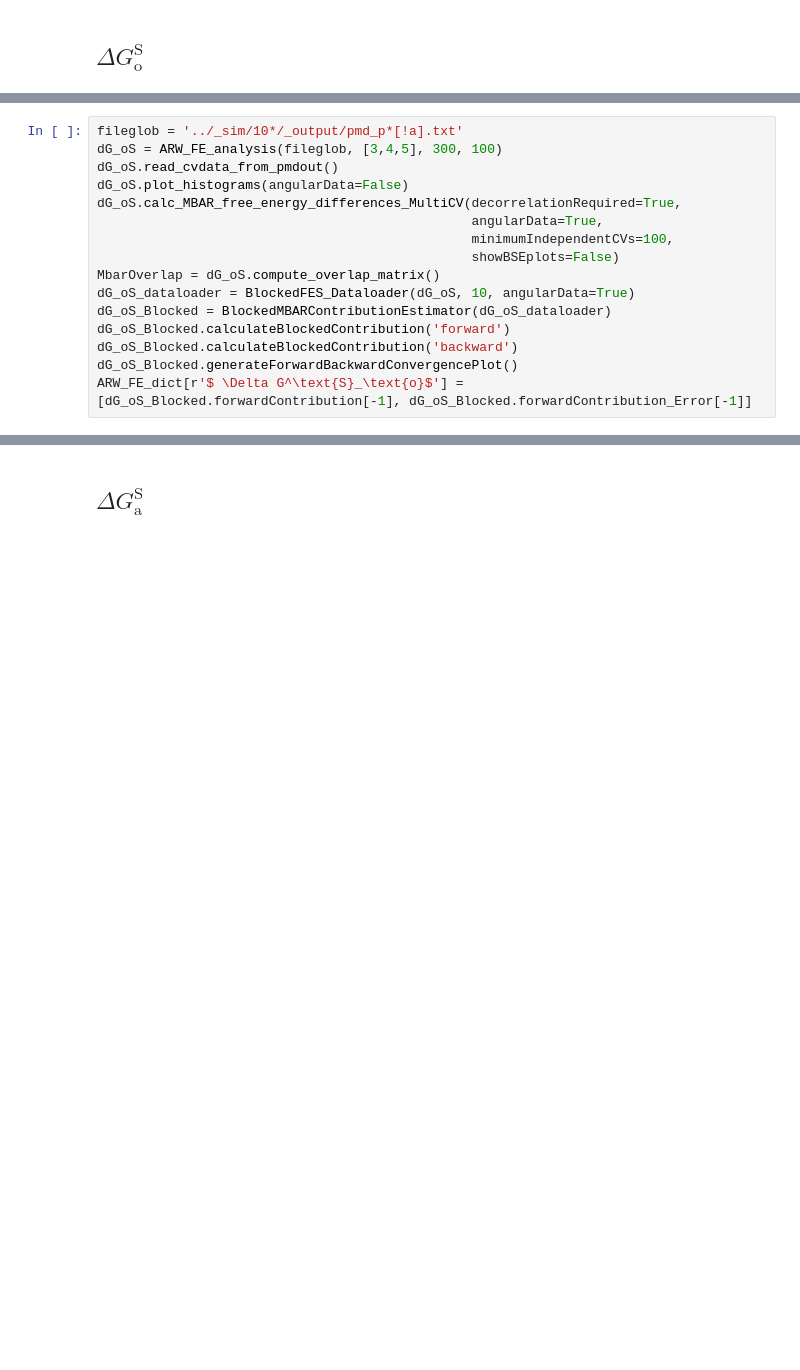
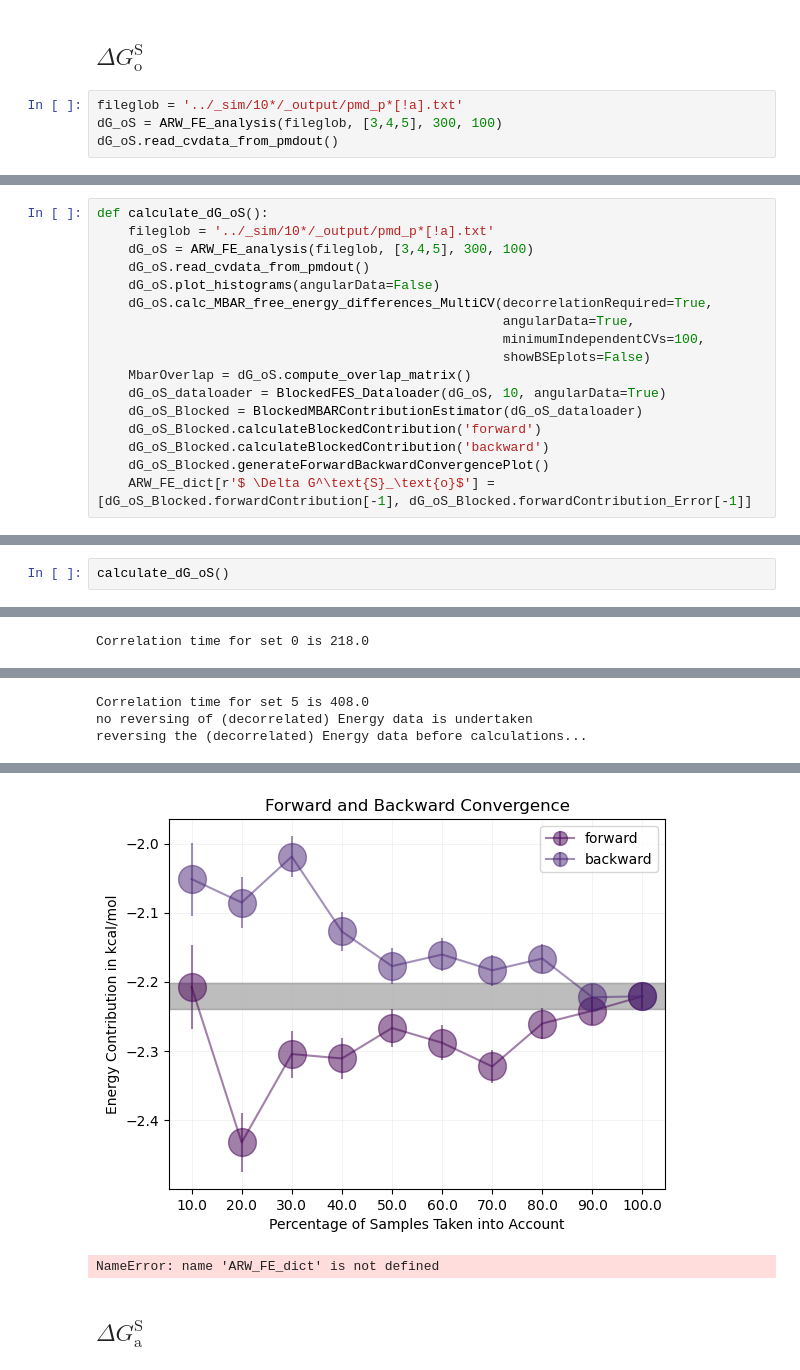
Before and after one commit to Foly93/AmbeRouxWoo, a Jupyter notebook: ARW_FE_analysis.ipynb, the cells around one changed output, grey strips where cells are left out. Saved outputs shown, nothing was run; the diff lists cells and outputs as text; blank space fills up the shorter version.

```diff
--- a/ARW_FE_analysis.ipynb
+++ b/ARW_FE_analysis.ipynb
@@ -1201,2 +1180,6 @@ reversing the (decorrelated) Energy data before calculations...
 # %% [markdown]
 ## $ \Delta G^\text{S}_\text{o}$
+# %%
+fileglob = '../_sim/10*/_output/pmd_p*[!a].txt'
+dG_oS = ARW_FE_analysis(fileglob, [3,4,5], 300, 100)
+dG_oS.read_cvdata_from_pmdout()
@@ -1203,16 +1193,17 @@ reversing the (decorrelated) Energy data before calculations...
 # %%
-fileglob = '../_sim/10*/_output/pmd_p*[!a].txt'
-dG_oS = ARW_FE_analysis(fileglob, [3,4,5], 300, 100)
-dG_oS.read_cvdata_from_pmdout()
-dG_oS.plot_histograms(angularData=False)
-dG_oS.calc_MBAR_free_energy_differences_MultiCV(decorrelationRequired=True,
-                                                angularData=True,
-                                                minimumIndependentCVs=100,
-                                                showBSEplots=False)
-MbarOverlap = dG_oS.compute_overlap_matrix()
-dG_oS_dataloader = BlockedFES_Dataloader(dG_oS, 10, angularData=True)
-dG_oS_Blocked = BlockedMBARContributionEstimator(dG_oS_dataloader)
-dG_oS_Blocked.calculateBlockedContribution('forward')
-dG_oS_Blocked.calculateBlockedContribution('backward')
-dG_oS_Blocked.generateForwardBackwardConvergencePlot()
-ARW_FE_dict[r'$ \Delta G^\text{S}_\text{o}$'] = [dG_oS_Blocked.forwardContribution[-1], dG_oS_Blocked.forwardContribution_Error[-1]]
+def calculate_dG_oS():
+    fileglob = '../_sim/10*/_output/pmd_p*[!a].txt'
+    dG_oS = ARW_FE_analysis(fileglob, [3,4,5], 300, 100)
+    dG_oS.read_cvdata_from_pmdout()
+    dG_oS.plot_histograms(angularData=False)
+    dG_oS.calc_MBAR_free_energy_differences_MultiCV(decorrelationRequired=True,
+                                                    angularData=True,
+                                                    minimumIndependentCVs=100,
+                                                    showBSEplots=False)
+    MbarOverlap = dG_oS.compute_overlap_matrix()
+    dG_oS_dataloader = BlockedFES_Dataloader(dG_oS, 10, angularData=True)
+    dG_oS_Blocked = BlockedMBARContributionEstimator(dG_oS_dataloader)
+    dG_oS_Blocked.calculateBlockedContribution('forward')
+    dG_oS_Blocked.calculateBlockedContribution('backward')
+    dG_oS_Blocked.generateForwardBackwardConvergencePlot()
+    ARW_FE_dict[r'$ \Delta G^\text{S}_\text{o}$'] = [dG_oS_Blocked.forwardContribution[-1], dG_oS_Blocked.forwardContribution_Error[-1]]
@@ -1234,0 +1210,3 @@ reversing the (decorrelated) Energy data before calculations...
+# %%
+calculate_dG_oS()
+# %% [output]
@@ -1234,0 +1218 @@ reversing the (decorrelated) Energy data before calculations...
+Correlation time for set 0 is 218.0
@@ -1234,0 +1224,3 @@ reversing the (decorrelated) Energy data before calculations...
+Correlation time for set 5 is 408.0
+no reversing of (decorrelated) Energy data is undertaken
+reversing the (decorrelated) Energy data before calculations...
@@ -1235,3 +1228,5 @@ reversing the (decorrelated) Energy data before calculations...
+[figure, added]
+NameError: name 'ARW_FE_dict' is not defined
 # %% [markdown]
 ## $ \Delta G^\text{S}_\text{a}$
 # %%
```
Also changed, not shown: parts of 15 cells of this notebook, 2 other files.
